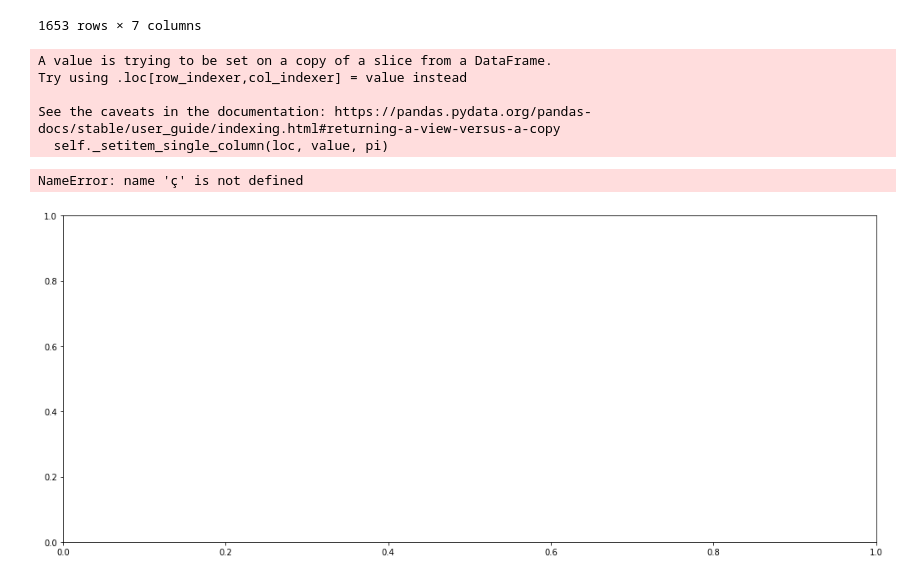
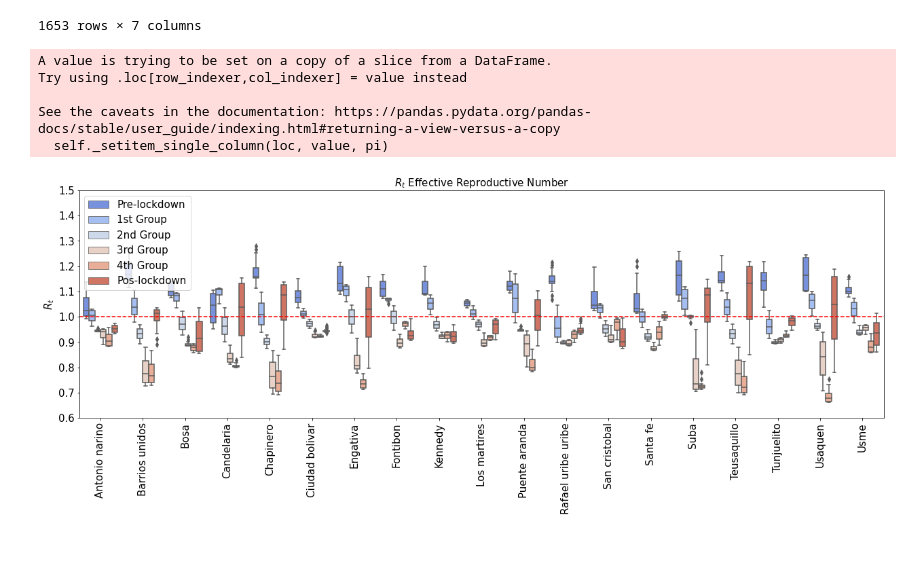
Before and after one commit to ChaosDonkey06/bogota_covid19_lockdowns, a Jupyter notebook: rt_percentual_change.ipynb, the cells around one changed output. Saved outputs shown, nothing was run; the diff lists cells and outputs as text; code cells hidden in the pictures; blank space fills up the shorter version.

```diff
--- a/rt_percentual_change.ipynb
+++ b/rt_percentual_change.ipynb
@@ -249,33 +249,33 @@ box_plot_rt_df
 # %%
 import seaborn as sns
 
 pre_lockdown_df.loc[:, "group"]  = 'Pre-lockdown'
 A_lockdown_df.loc[:, "group"]    = '1st Group'
 B_lockdown_df.loc[:, "group"]    = '2nd Group'
 C_lockdown_df.loc[:, "group"]    = '3rd Group'
 D_lockdown_df.loc[:, "group"]    = '4th Group'
 pos_lockdown_df.loc[:, "group"]  = 'Pos-lockdown'
 
 box_plot_rt_df = pd.concat([pre_lockdown_df, A_lockdown_df, B_lockdown_df, C_lockdown_df, D_lockdown_df, pos_lockdown_df])
 
 fig, ax = plt.subplots(1,1,figsize=(17.5, 7.2))
 # Draw a nested boxplot to show bills by day and time
 
-sns.boxplot(ax=ax, data=box_plot_rt_df, x="location_id", y="R", hue="group", palette='flare')
+sns.boxplot(ax=ax, data=box_plot_rt_df, x="location_id", y="R", hue="group", palette='coolwarm')
 
 ax.set_title(r'$R_t$ Effective Reproductive Number', fontsize=15)
 ax.axhline(y=1, color='red', linestyle='--')
 ax.tick_params(axis='both', labelsize=15)
 ax.set_ylabel(r'$R_t$', fontsize=15)
 ax.tick_params(axis='x', labelrotation=90)
 ax.set_ylim([0.6, 1.5])
 ax.legend(fontsize=15, loc='upper left')
+ax.set_xlabel(None)
 plt.tight_layout()
 # %% [output]
 A value is trying to be set on a copy of a slice from a DataFrame.
 Try using .loc[row_indexer,col_indexer] = value instead
 
 See the caveats in the documentation: https://pandas.pydata.org/pandas-docs/stable/user_guide/indexing.html#returning-a-view-versus-a-copy
   self._setitem_single_column(loc, value, pi)
-NameError: name 'ç' is not defined
-[figure, old version]
+[figure, new version]
```
Also changed, not shown: parts of 2 cells of this notebook.
